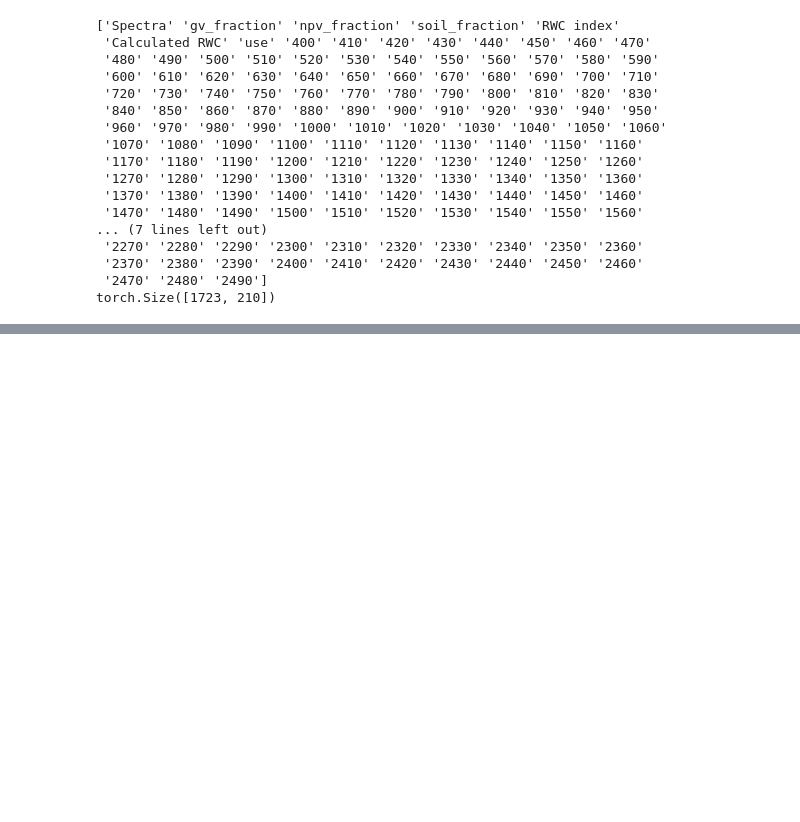
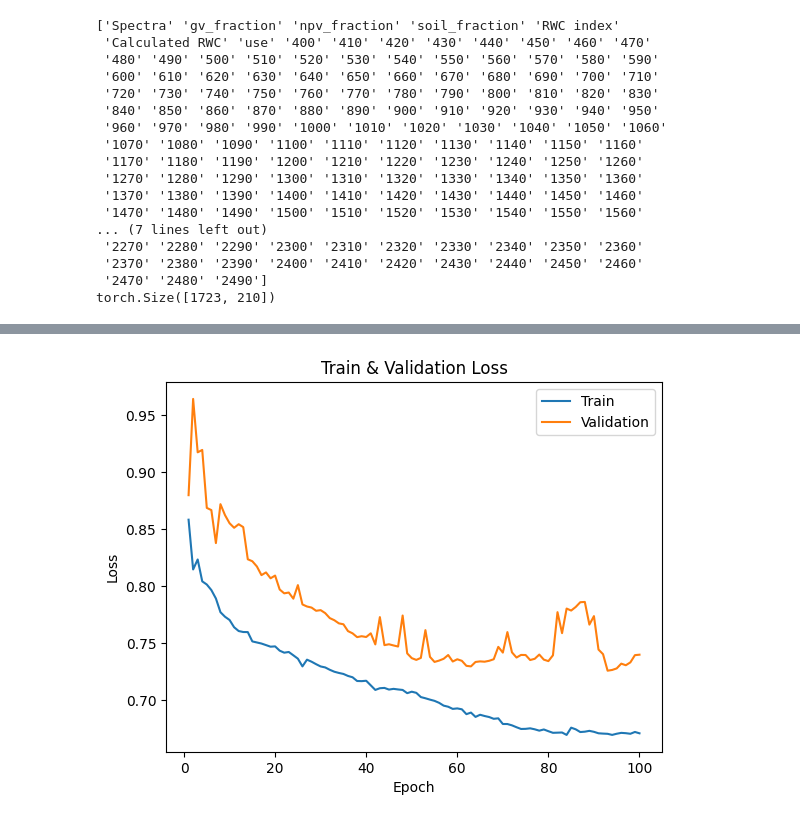
Before and after one commit to ahmed-zunaira/UTAT-Onboarding-Project, a Jupyter notebook: UTAT_DL_Onboarding.ipynb, the cells around one changed output, grey strips where cells are left out. Drawn from its saved outputs; the diff is of its cells as text; code cells hidden in the pictures; blank space fills up the shorter version.

```diff
--- a/UTAT_DL_Onboarding.ipynb
+++ b/UTAT_DL_Onboarding.ipynb
@@ -153,0 +183,4 @@ tensor([[0.0000000000, 0.8402370000, 0.1597630000],
+# %%
+plot_loss()
+# %% [output]
+[figure, added]
```
Also changed, not shown: parts of 4 cells of this notebook.
